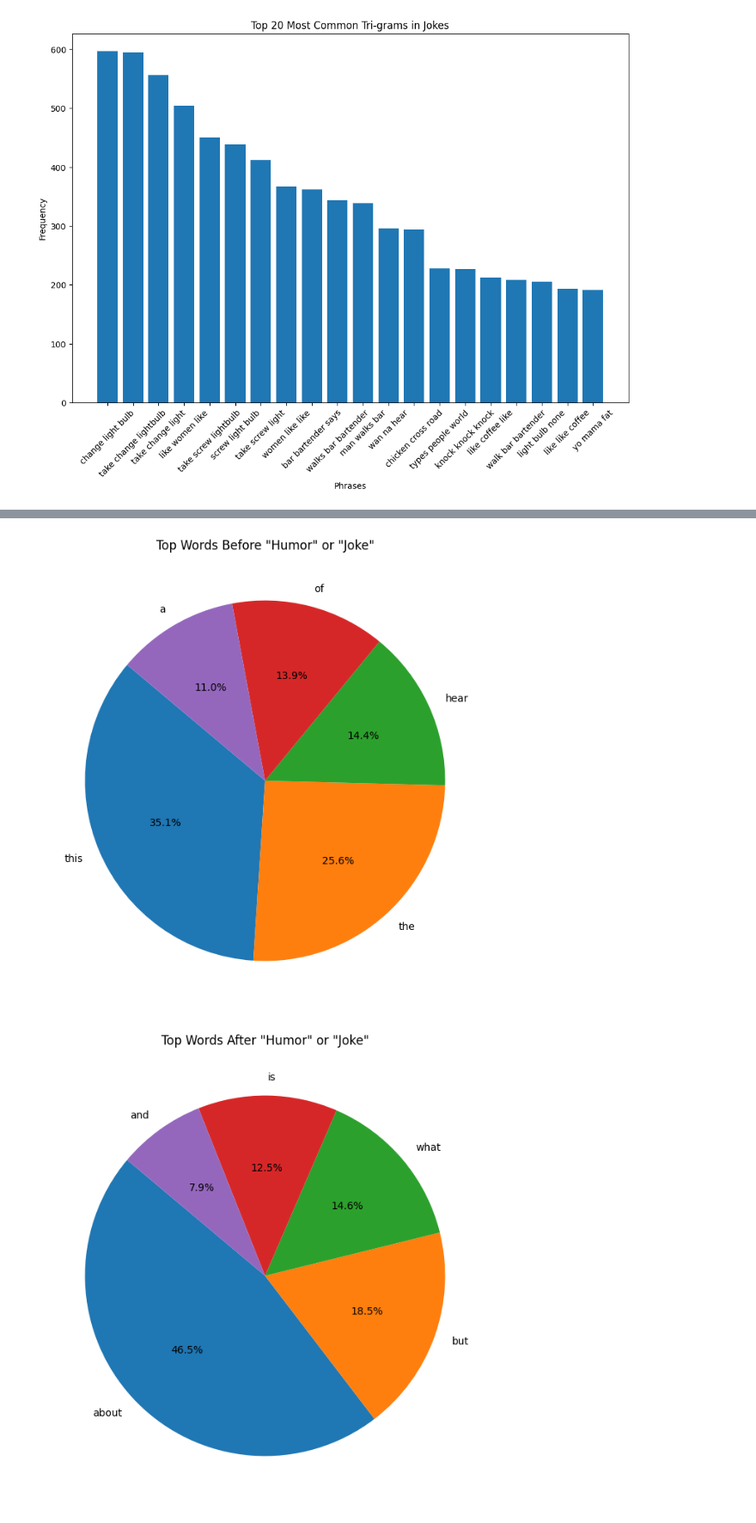
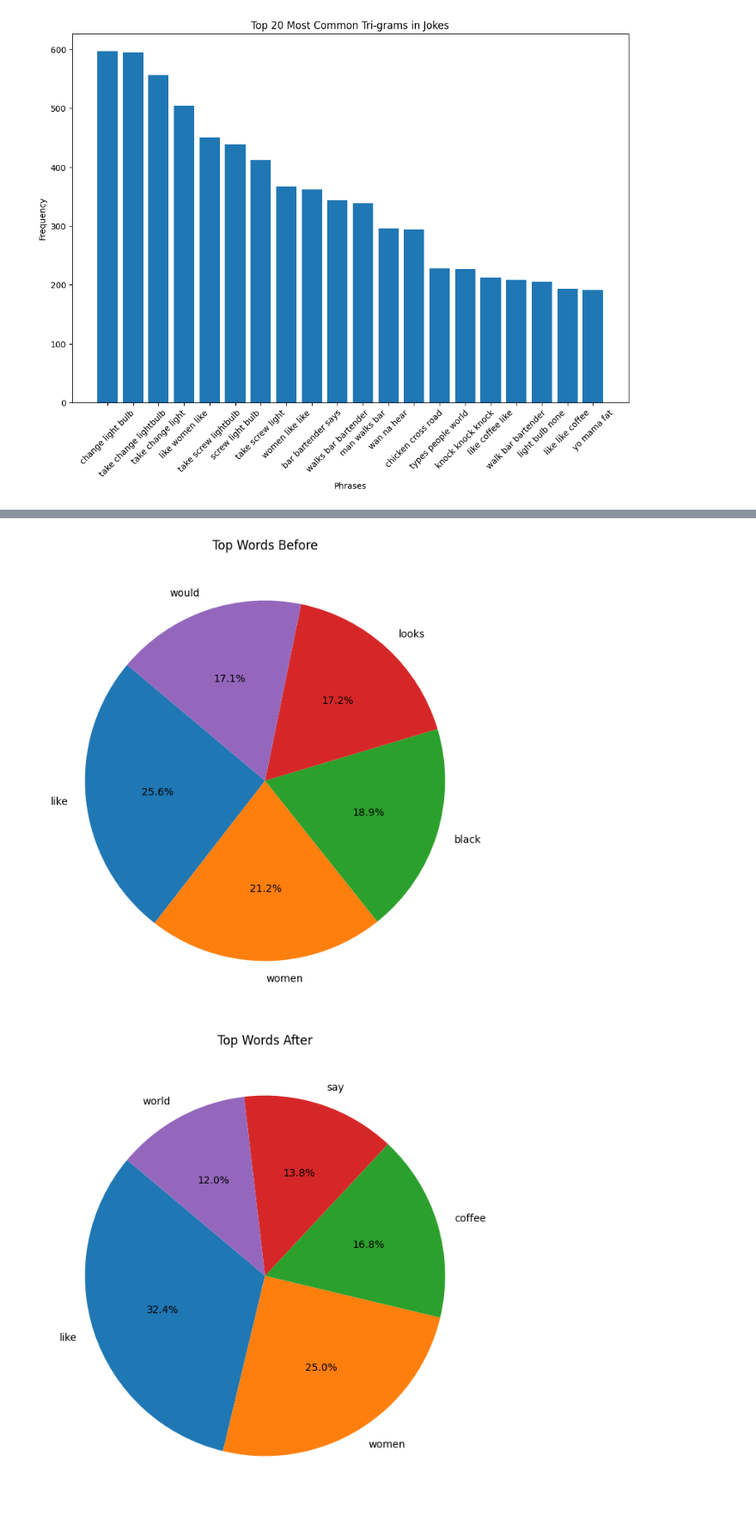
Before and after one commit to Sharmisha9/NLP-Project, a Jupyter notebook: jokes.ipynb, the cells around one changed output, grey strips where cells are left out. Shown: that part at 86% size. Cells and saved outputs as stored; diff of their text form; code cells hidden in the pictures.

```diff
--- a/jokes.ipynb
+++ b/jokes.ipynb
@@ -6,4 +17,4 @@ import seaborn as sns
 from collections import Counter
 import re
 # %%
-jokes_df = pd.read_csv('jokes1.csv')
+jokes_df = pd.read_csv('jokes.csv')
@@ -235,23 +212,0 @@ plt.show()
-# %%
-from sklearn.feature_extraction.text import TfidfVectorizer
-from sklearn.cluster import KMeans
-
-# Vectorize jokes
-tfidf = TfidfVectorizer(stop_words='english')
-X = tfidf.fit_transform(jokes_df['Joke'])
-
-# Cluster jokes
-kmeans = KMeans(n_clusters=5, random_state=42)
-clusters = kmeans.fit_predict(X)
-
-# Add cluster labels to DataFrame
-jokes_df['cluster'] = clusters
-
-# Plot histogram of joke clusters
-plt.figure(figsize=(10, 6))
-jokes_df['cluster'].hist(bins=range(6), align='left', rwidth=0.5)
-plt.title('Distribution of Jokes Across Clusters')
-plt.xlabel('Cluster')
-plt.ylabel('Number of Jokes')
-plt.xticks(range(5))
-plt.show()
@@ -279,21 +232,21 @@ def find_context(jokes, target_words):
                     after_words[tokens[i+1].lower()] += 1
     return before_words, after_words
 
-target_words = ['humor', 'joke']  # Add any other words you're interested in
-before_words, after_words = find_context(jokes_df['Cleaned_Joke'], target_words)
+target_words = ['like', 'call', 'people']  # Add any other words you're interested in
+before_words, after_words = find_context(jokes_df['No_Stopwords_Joke'], target_words)
 # %%
 def plot_pie_chart(word_counts, title, n=5):
     most_common_words = word_counts.most_common(n)
     words, frequencies = zip(*most_common_words)
 
     plt.figure(figsize=(8, 8))
     plt.pie(frequencies, labels=words, autopct='%1.1f%%', startangle=140)
     plt.title(title)
     plt.show()
 
 # Plot pie charts for the top words before and after your target words
-plot_pie_chart(before_words, 'Top Words Before "Humor" or "Joke"')
-plot_pie_chart(after_words, 'Top Words After "Humor" or "Joke"')
+plot_pie_chart(before_words, 'Top Words Before' )
+plot_pie_chart(after_words, 'Top Words After')
 # %% [output]
-[figure, old version]
+[figure, new version]
-[figure, old version]
+[figure, new version]
```
Also changed, not shown: parts of 12 cells of this notebook, 1 other file.
